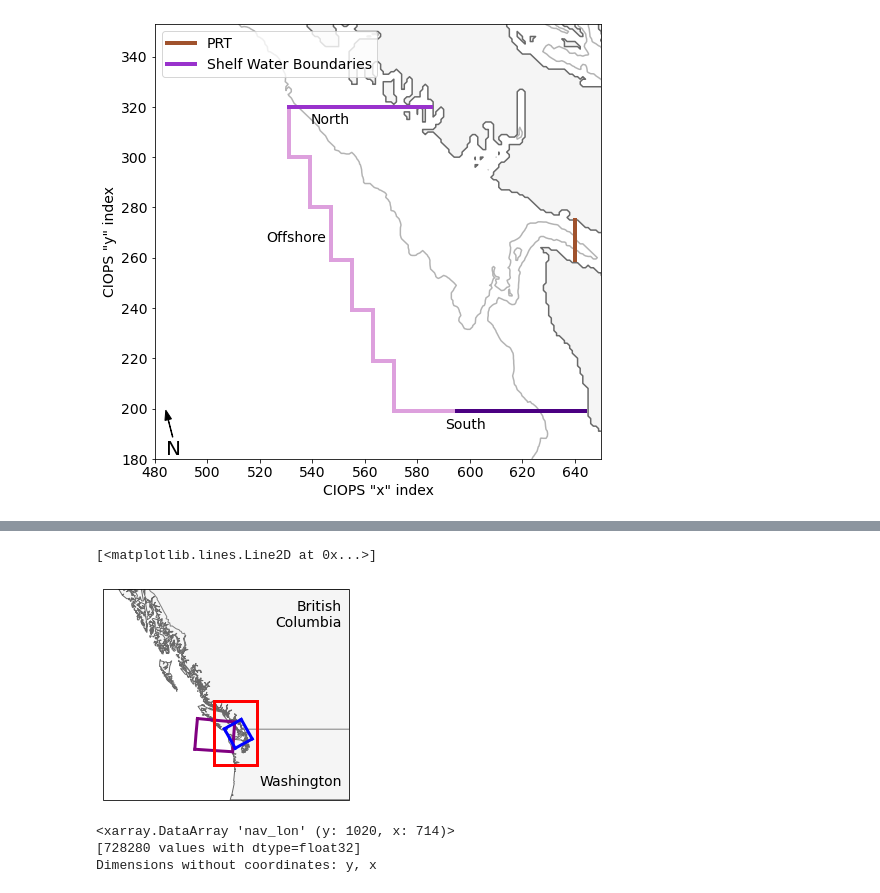
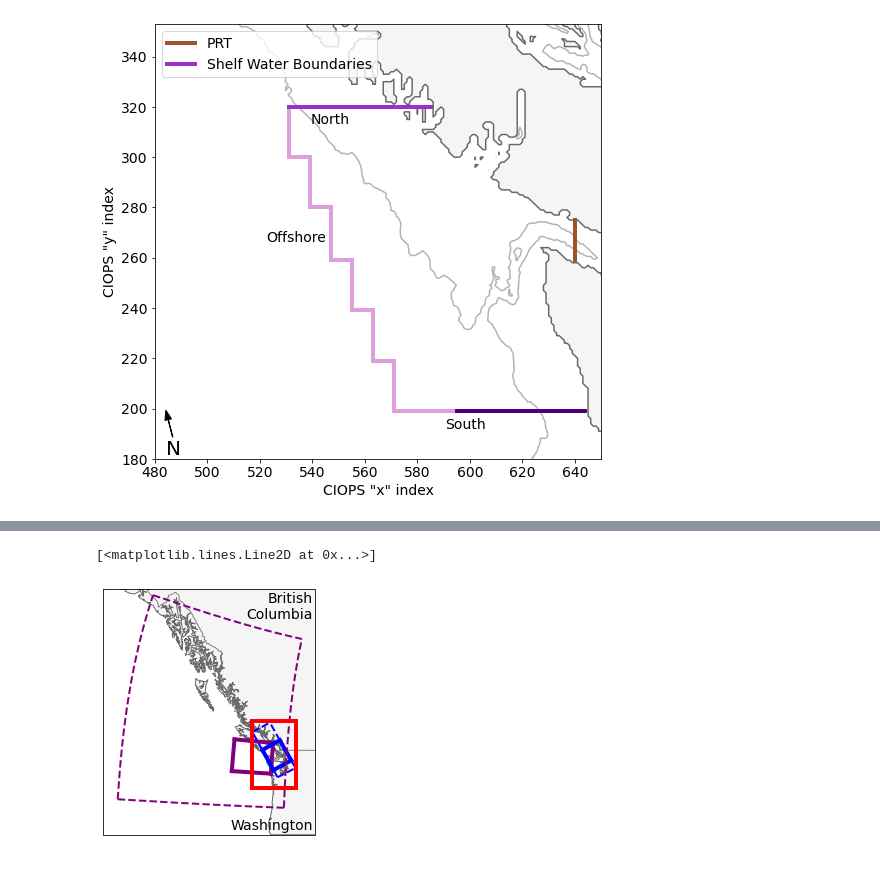
Before and after one commit to UBC-MOAD/analysis-becca, a Jupyter notebook: Ariane/map.ipynb, the cells around one changed output, grey strips where cells are left out. Drawn from its saved outputs; the diff is of its cells as text; code cells hidden in the pictures.

Commit message:
playing around with suggested figure edits from reviewer 2

```diff
--- a/Ariane/map.ipynb
+++ b/Ariane/map.ipynb
@@ -602,49 +782,57 @@ plt.savefig("./figures/shelfBDYs_defence.png")
 # %%
 xlim, ylim = [-126.5, -121.2], [46, 51.2]
-xlim_in, ylim_in = [-140, -110], [43, 59]
+xlim_in, ylim_in = [-144, -119], [42, 60]
 
 proj= crs.Mercator(np.mean(xlim_in), *ylim_in)
 
 fig = plt.figure(constrained_layout=True, figsize=[3.5,3.5])
 ax = fig.add_subplot(111,projection=proj)
 
 # Make plot area
 ax.set_extent(xlim_in + ylim_in)
 
 
 # Draw coastline
 ax.add_feature(feature.GSHHSFeature('low', edgecolor='dimgray', facecolor='whitesmoke'), zorder=1)
 ax.add_feature(feature.BORDERS, edgecolor='gray', zorder=1)
 
 # make lil box in plot area to show region limits
-ax.plot([xlim[0],xlim[1]],[ylim[0],ylim[0]],c='r',lw=3, zorder=7,transform=crs.PlateCarree(), label='Plot Area')
-ax.plot([xlim[0],xlim[1]],[ylim[1],ylim[1]],c='r',lw=3, zorder=7, transform=crs.PlateCarree())
-ax.plot([xlim[0],xlim[0]],[ylim[0],ylim[1]],c='r',lw=3, zorder=7, transform=crs.PlateCarree())
-ax.plot([xlim[1],xlim[1]],[ylim[0],ylim[1]],c='r',lw=3, zorder=7, transform=crs.PlateCarree())
+ax.plot([xlim[0],xlim[1]],[ylim[0],ylim[0]],c='r',lw=4, zorder=7,transform=crs.PlateCarree(), label='Plot Area')
+ax.plot([xlim[0],xlim[1]],[ylim[1],ylim[1]],c='r',lw=4, zorder=7, transform=crs.PlateCarree())
+ax.plot([xlim[0],xlim[0]],[ylim[0],ylim[1]],c='r',lw=4, zorder=7, transform=crs.PlateCarree())
+ax.plot([xlim[1],xlim[1]],[ylim[0],ylim[1]],c='r',lw=4, zorder=7, transform=crs.PlateCarree())
 
 # label washington and British Columbia
-ax.text(0.97, .05, 'Washington', ha='right', va='bottom', transform=ax.transAxes, fontsize=14)
-ax.text(0.97, .95, 'British\nColumbia', ha='right', va='top', transform=ax.transAxes, fontsize=14)
+ax.text(0.99, .01, 'Washington', ha='right', va='bottom', transform=ax.transAxes, fontsize=14)
+ax.text(0.99, .99, 'British\nColumbia', ha='right', va='top', transform=ax.transAxes, fontsize=14)
 
 # Draw CIOPS box
 mesh = xr.open_dataset('/ocean/mdunphy/CIOPSW-BC12/grid/mesh_mask_Bathymetry_NEP36_714x1020_SRTM30v11_NOAA3sec_WCTSS_JdeFSalSea.nc')
-ax.plot(mesh['nav_lon'][ 180:353,  480], mesh['nav_lat'][ 180:353,  480], color='purple', lw=3, zorder=6, transform=crs.PlateCarree())
-ax.plot(mesh['nav_lon'][ 180:353, 650], mesh['nav_lat'][ 180:353, 650], color='purple', lw=3, zorder=6, transform=crs.PlateCarree())
-ax.plot(mesh['nav_lon'][180,  480:650], mesh['nav_lat'][180,  480:650], color='purple', lw=3, zorder=6, transform=crs.PlateCarree())
-ax.plot(mesh['nav_lon'][353,  480:650], mesh['nav_lat'][353,  480:650], color='purple', lw=3, zorder=6, transform=crs.PlateCarree())
+ax.plot(mesh['nav_lon'][ 180:353,  480], mesh['nav_lat'][ 180:353,  480], color='purple', lw=4, zorder=6, transform=crs.PlateCarree())
+ax.plot(mesh['nav_lon'][ 180:353, 650], mesh['nav_lat'][ 180:353, 650], color='purple', lw=4, zorder=6, transform=crs.PlateCarree())
+ax.plot(mesh['nav_lon'][180,  480:650], mesh['nav_lat'][180,  480:650], color='purple', lw=4, zorder=6, transform=crs.PlateCarree())
+ax.plot(mesh['nav_lon'][353,  480:650], mesh['nav_lat'][353,  480:650], color='purple', lw=4, zorder=6, transform=crs.PlateCarree())
 
 # Draw SalishSeaCast box
 mesh = xr.open_dataset('/home/sallen/MEOPAR/grid/mesh_mask201702.nc')
-ax.plot(mesh['nav_lon'][150:548,0], mesh['nav_lat'][150:548,0], color='b', lw=3, zorder=6, transform=crs.PlateCarree())
-ax.plot(mesh['nav_lon'][150:548,-1], mesh['nav_lat'][150:548,-1], color='b', lw=3, zorder=6, transform=crs.PlateCarree())
-ax.plot(mesh['nav_lon'][150,:], mesh['nav_lat'][150,:], color='b', lw=3, zorder=6, transform=crs.PlateCarree())
-ax.plot(mesh['nav_lon'][548,:], mesh['nav_lat'][548,:], color='b', lw=3, zorder=6, transform=crs.PlateCarree())
+ax.plot(mesh['nav_lon'][150:548,0], mesh['nav_lat'][150:548,0], color='b', lw=4, zorder=6, transform=crs.PlateCarree())
+ax.plot(mesh['nav_lon'][150:548,-1], mesh['nav_lat'][150:548,-1], color='b', lw=4, zorder=6, transform=crs.PlateCarree())
+ax.plot(mesh['nav_lon'][150,:], mesh['nav_lat'][150,:], color='b', lw=4, zorder=6, transform=crs.PlateCarree())
+ax.plot(mesh['nav_lon'][548,:], mesh['nav_lat'][548,:], color='b', lw=4, zorder=6, transform=crs.PlateCarree())
+
+# what about adding full model outlines?
+# SalishSeaCast
+ax.plot(mesh['nav_lon'][:,0], mesh['nav_lat'][:,0], color='b', lw=2,linestyle='dashed', zorder=6, transform=crs.PlateCarree())
+ax.plot(mesh['nav_lon'][:,-1], mesh['nav_lat'][:,-1], color='b', lw=2,linestyle='dashed', zorder=6, transform=crs.PlateCarree())
+ax.plot(mesh['nav_lon'][0,:], mesh['nav_lat'][0,:], color='b', lw=2,linestyle='dashed', zorder=6, transform=crs.PlateCarree())
+ax.plot(mesh['nav_lon'][-1,:], mesh['nav_lat'][-1,:], color='b', lw=2,linestyle='dashed', zorder=6, transform=crs.PlateCarree())
+
+#CIOPS
+mesh = xr.open_dataset('/ocean/mdunphy/CIOPSW-BC12/grid/mesh_mask_Bathymetry_NEP36_714x1020_SRTM30v11_NOAA3sec_WCTSS_JdeFSalSea.nc')
+ax.plot(mesh['nav_lon'][:,0], mesh['nav_lat'][:,0], color='purple', lw=2,linestyle='dashed', zorder=6, transform=crs.PlateCarree())
+ax.plot(mesh['nav_lon'][:,-1], mesh['nav_lat'][:,-1], color='purple', lw=2,linestyle='dashed', zorder=6, transform=crs.PlateCarree())
+ax.plot(mesh['nav_lon'][0,:], mesh['nav_lat'][0,:], color='purple', lw=2,linestyle='dashed', zorder=6, transform=crs.PlateCarree())
+ax.plot(mesh['nav_lon'][-1,:], mesh['nav_lat'][-1,:], color='purple', lw=2,linestyle='dashed', zorder=6, transform=crs.PlateCarree())
 # %% [output]
 [<matplotlib.lines.Line2D at 0x...>]
-[figure, old version]
+[figure, new version]
-# %%
-mesh['nav_lon']
-# %% [output]
-<xarray.DataArray 'nav_lon' (y: 1020, x: 714)>
-[728280 values with dtype=float32]
-Dimensions without coordinates: y, x
```
Also changed, not shown: parts of 6 cells of this notebook, 2 other files.
